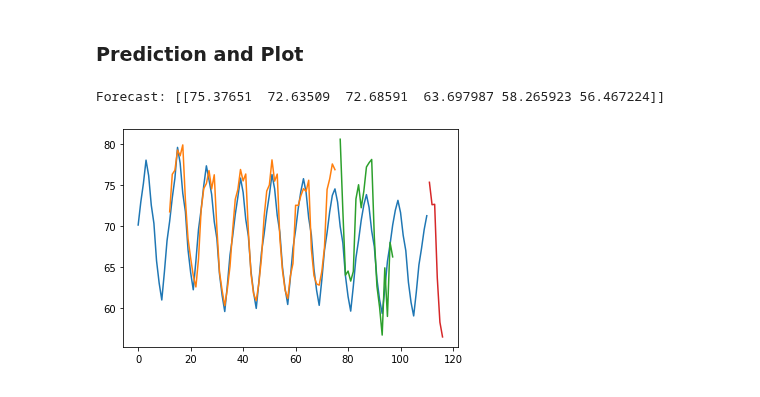
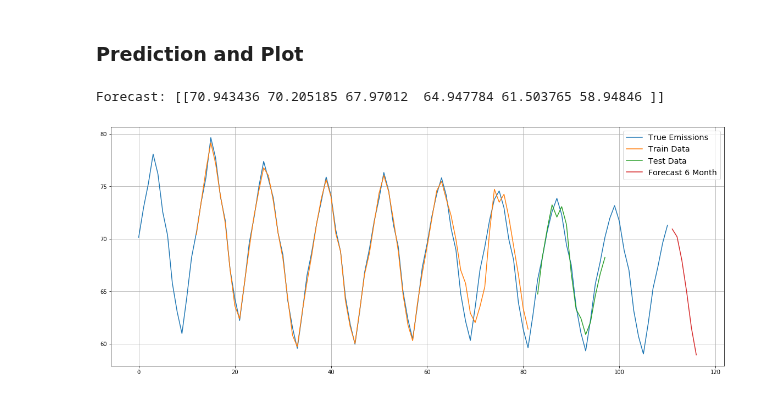
Before and after one commit to hannesk95/AMI, a Jupyter notebook: models/TimeSeriesForecasting/Prediction/LSTM/LSTM.ipynb, the cells around one changed output. Drawn from its saved outputs; the diff is of its cells as text; code cells hidden in the pictures.

```diff
--- a/models/TimeSeriesForecasting/Prediction/LSTM/LSTM.ipynb
+++ b/models/TimeSeriesForecasting/Prediction/LSTM/LSTM.ipynb
@@ -73,11 +87,11 @@ def r2_keras(y_true, y_pred):
 # %%
 scaler = StandardScaler()
-scaler = MinMaxScaler()
+#scaler = MinMaxScaler()
 feature_data = scaler.fit_transform(feature_data)
 
 look_back = 12  # months
 horizon = 6     # months
-split_ratio = 0.7
+split_ratio = 0.75
 shuffle = True
 
 # Split into train and test sets
@@ -203,6 +295,6 @@ random_list
 # %%
-trainX = trainX[:, :, random_list]
+#trainX = trainX[:, :, random_list]
 print(trainX.shape)
-testX = testX[:, :, random_list]
+#testX = testX[:, :, random_list]
 print(testX.shape)
 # %% [output]
@@ -218,7 +310,7 @@ testPredictPlot[:] = np.nan
 
 
 # Train model and generate predictions
-model, trainPredict, testPredict = train_cnn(trainX, trainY, testX, testY,
+model, trainPredict, testPredict, history = train_wavenet(trainX, trainY, testX, testY,
                                                look_back, horizon)
 
 # Shift train predictions for plotting
@@ -250,24 +346,28 @@ Test Score: 22.25 MSE (4.72 RMSE)
 # %%
 # Forecast predictions
 forecastPlot = np.zeros((len(emission_data) + horizon))
 forecastPlot[:] = np.nan
 
 # Features
 #X = np.zeros((1, look_back, feature_data.shape[1]))
-X = np.zeros((1, look_back, num_of_feats))
+X = np.zeros((1, look_back, trainX.shape[2]))
 #X[0] = feature_data[len(feature_data)-look_back:, :]
-X[0] = feature_data[len(feature_data)-look_back:, :num_of_feats]
+X[0] = feature_data[len(feature_data)-look_back:, :trainX.shape[2]]
 predict = model.predict(X)
 forecastPlot[len(feature_data):len(feature_data)+horizon] = predict[:]
 
 print(f"Forecast: {predict}")
 
 # Plot baseline, training, test and forecast
-plt.plot(emission_data[:])
-plt.plot(trainPredictPlot[:])
-plt.plot(testPredictPlot[:])
-plt.plot(forecastPlot[:])
+plt.figure(figsize=(20,8))
+line1 = plt.plot(emission_data[:], label='True Emissions')
+line2 = plt.plot(trainPredictPlot[:], label='Train Data')
+plt.plot(testPredictPlot[:], label='Test Data')
+plt.plot(forecastPlot[:], label='Forecast 6 Month')
+plt.legend(fontsize='x-large')
+plt.grid()
+plt.xticks()
 plt.show()
 # %% [output]
-Forecast: [[75.37651  72.63509  72.68591  63.697987 58.265923 56.467224]]
+Forecast: [[70.943436 70.205185 67.97012  64.947784 61.503765 58.94846 ]]
-[figure, old version]
+[figure, new version]
```
Also changed, not shown: parts of 9 cells of this notebook, 1 other file.
